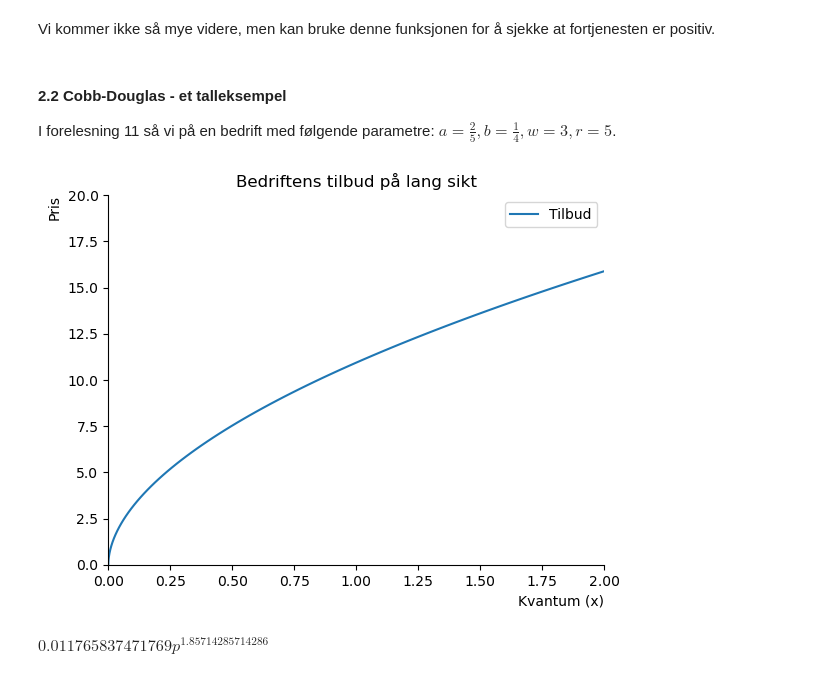
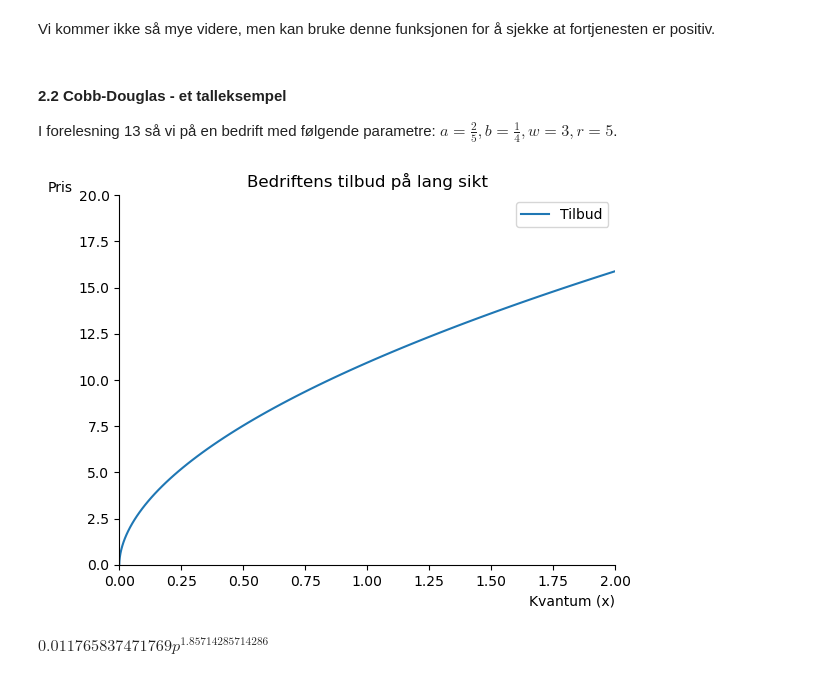
Before and after one commit to uit-sok-1006-v25/sok_1006_notater_v25, a Jupyter notebook: notater forelesning 14.ipynb, the cells around one changed output. Saved outputs shown, nothing was run; the diff lists cells and outputs as text; code cells hidden in the pictures.

```diff
--- a/notater forelesning 14.ipynb
+++ b/notater forelesning 14.ipynb
@@ -208,28 +208,28 @@ $\displaystyle a^{- \frac{a}{a + b - 1}} b^{- \frac{b}{a + b - 1}} p^{- \frac{2}
 Vi kommer ikke så mye videre, men kan bruke denne funksjonen for å sjekke at fortjenesten er positiv.
 # %% [markdown]
 #### 2.2 Cobb-Douglas - et talleksempel
-I forelesning 11 så vi på en bedrift med følgende parametre: $a=\frac{2}{5}, b=\frac{1}{4}, w=3, r=5$.
+I forelesning 13 så vi på en bedrift med følgende parametre: $a=\frac{2}{5}, b=\frac{1}{4}, w=3, r=5$.
 # %%
 # tilbudsfunksjonen
 
 p_num=np.linspace(0.01,20,100)
 
 fig, ax = plt.subplots()
-ax.set_ylabel('Pris', loc='top')
+ax.set_ylabel('Pris', loc='top', rotation = 0)
 ax.set_xlabel('Kvantum (x)', loc='right')
 ax.set(xlim=(0,2))
 ax.set(ylim=(0,20))
 ax.spines['top'].set_color('none')
 ax.spines['right'].set_color('none')
 
 ax.plot(x_eq(p_num,.4,.25,3,5),p_num, label = 'Tilbud')
 
 
 
 ax.set_title('Bedriftens tilbud på lang sikt')
 ax.legend(loc='best');
 # %% [output]
-[figure, old version]
+[figure, new version]
 # %%
 x_eq(p,.4,.25,3,5)
 # %% [output]
```
Also changed, not shown: parts of 2 cells of this notebook.
